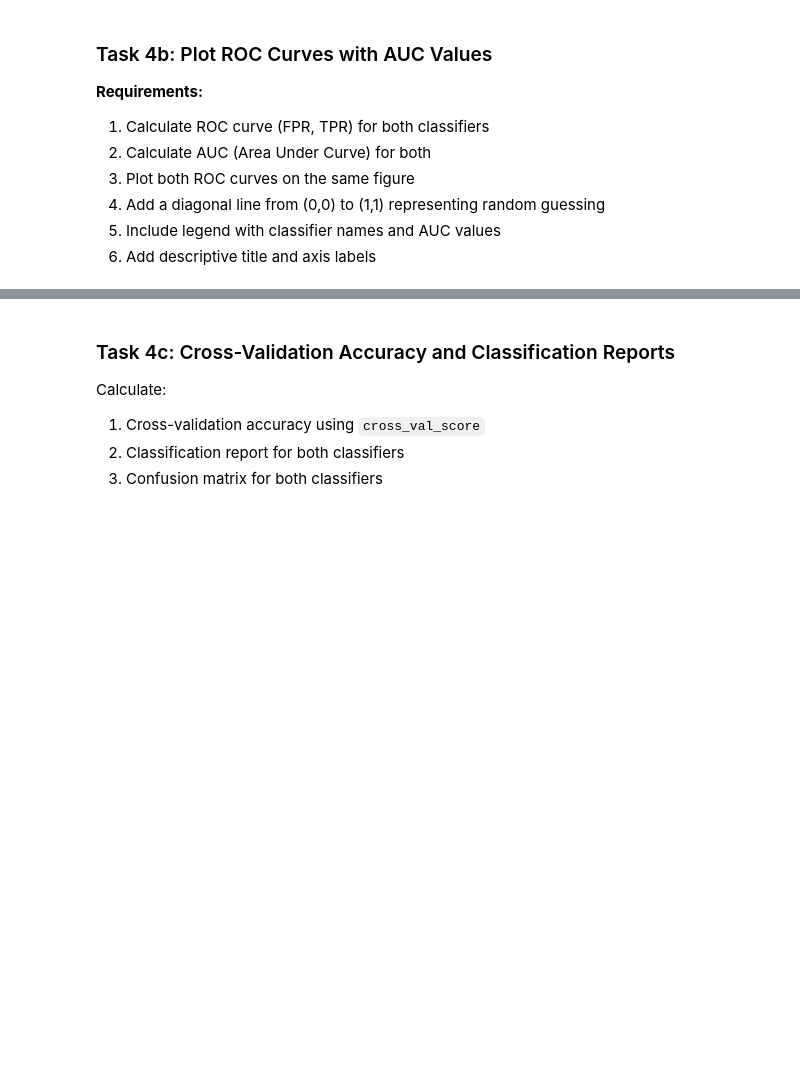
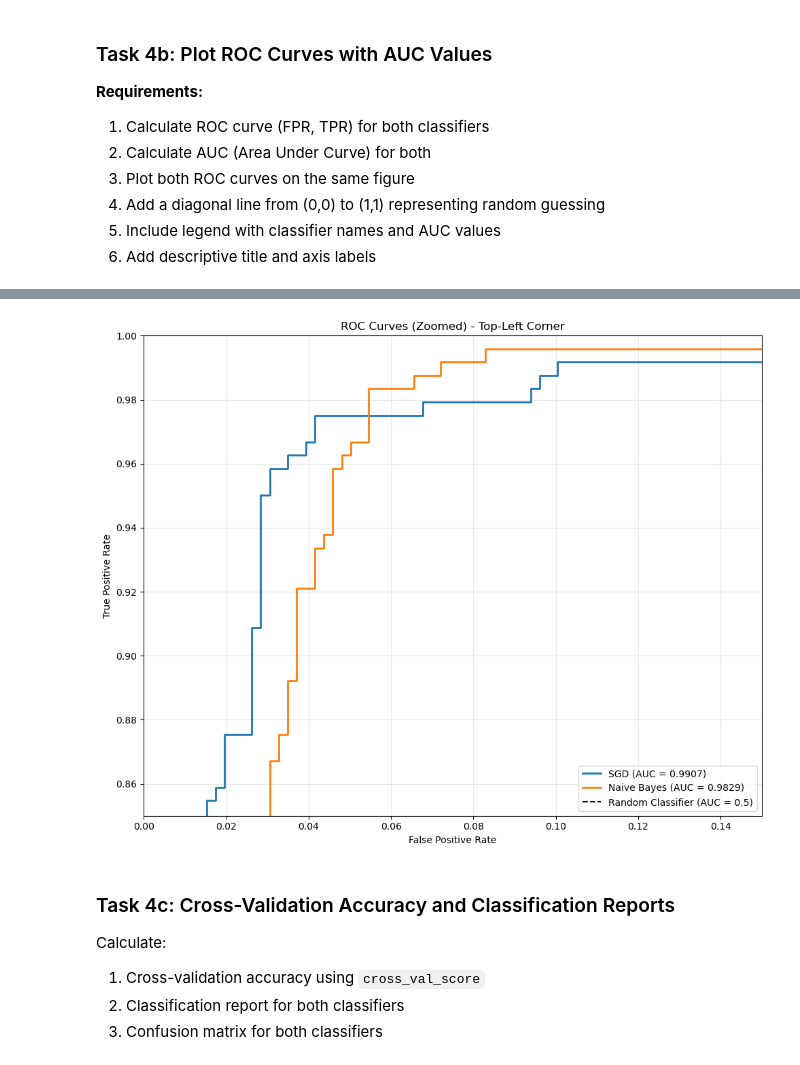
Before and after one commit to LittleVigney/COMPX310, a Jupyter notebook: Lab/Lab4/Lab4.ipynb, the cells around one changed output, grey strips where cells are left out. Saved outputs shown, nothing was run; the diff lists cells and outputs as text; code cells hidden in the pictures; blank space fills up the shorter version.

```diff
--- a/Lab/Lab4/Lab4.ipynb
+++ b/Lab/Lab4/Lab4.ipynb
@@ -290,27 +300,32 @@ print("✓ ROC curves plotted!")
 # %%
 """
 ### Optional: Zoomed ROC Curve (Top-Left Corner)
 
 Sometimes ROC curves are very close together. Zooming into the top-left corner can help distinguish them better.
 """
 
 # Cell 21: Code
 # Optional: Zoom to top-left corner
 plt.figure(figsize=(10, 8))
 
 # COMPLETE: Plot the same ROC curves as above
+plt.plot(sgd_fpr, sgd_tpr, label=f'SGD (AUC = {sgd_auc:.4f})', linewidth=2)
+plt.plot(nb_fpr, nb_tpr, label=f'Naive Bayes (AUC = {nb_auc:.4f})', linewidth=2)
+plt.plot([0, 1], [0, 1], 'k--', label='Random Classifier (AUC = 0.5)')
 
 # COMPLETE: Add zoom limits
 plt.xlim([0, 0.15])
 plt.ylim([0.85, 1])
 
 plt.xlabel('False Positive Rate')
 plt.ylabel('True Positive Rate')
 plt.title('ROC Curves (Zoomed) - Top-Left Corner')
 plt.legend(loc='lower right')
 plt.grid(True, alpha=0.3)
 plt.tight_layout()
 plt.show()
+# %% [output]
+[figure, added]
 # %% [markdown]
 ### Task 4c: Cross-Validation Accuracy and Classification Reports
 
```
Also changed, not shown: parts of 24 cells of this notebook, 1 other file.
